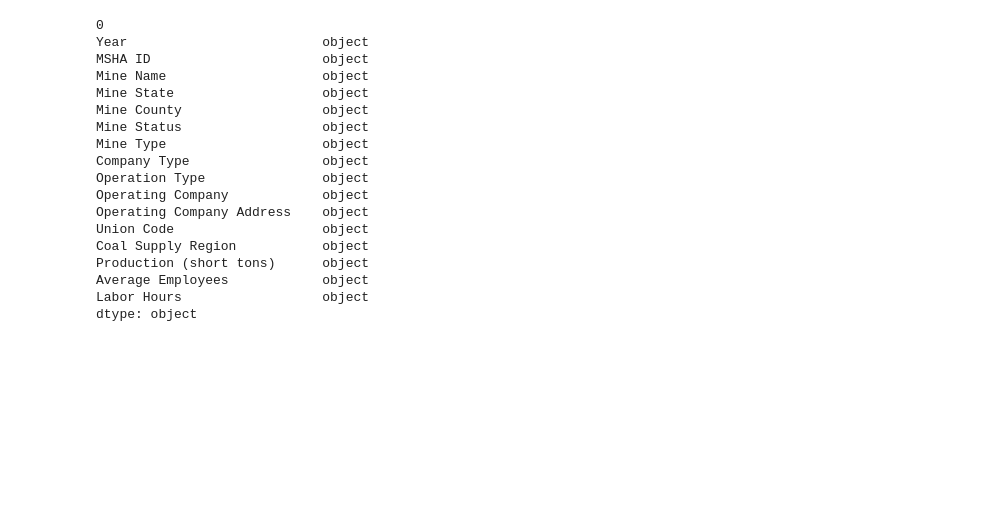
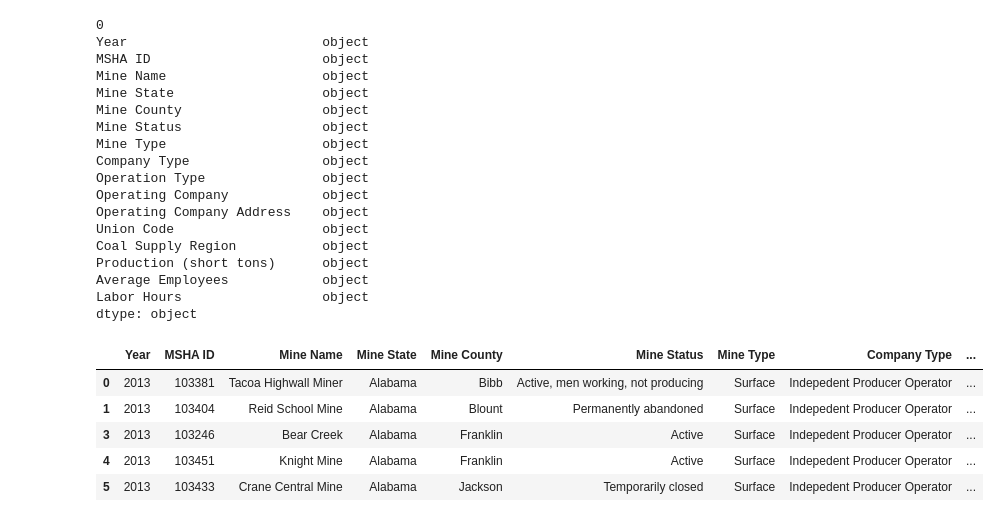
Before and after one commit to pain459/LP, a Jupyter notebook: implementations/dataframes/df_demo.ipynb, the cells around one changed output. Drawn from its saved outputs; the diff is of its cells as text; code cells hidden in the pictures; blank space fills up the shorter version.

```diff
--- a/implementations/dataframes/df_demo.ipynb
+++ b/implementations/dataframes/df_demo.ipynb
@@ -59,3 +59,13 @@ Production (short tons)      object
 Average Employees            object
 Labor Hours                  object
 dtype: object
+# %%
+surface_mines = df2[df2['Mine Type'] == 'Surface']
+surface_mines.head()
+# %% [output]
+|  | Year | MSHA ID | Mine Name | Mine State | Mine County | Mine Status | Mine Type | Company Type | ... |
+| 0 | 2013 | 103381 | Tacoa Highwall Miner | Alabama | Bibb | Active, men working, not producing | Surface | Indepedent Producer Operator | ... |
+| 1 | 2013 | 103404 | Reid School Mine | Alabama | Blount | Permanently abandoned | Surface | Indepedent Producer Operator | ... |
+| 3 | 2013 | 103246 | Bear Creek | Alabama | Franklin | Active | Surface | Indepedent Producer Operator | ... |
+| 4 | 2013 | 103451 | Knight Mine | Alabama | Franklin | Active | Surface | Indepedent Producer Operator | ... |
+| 5 | 2013 | 103433 | Crane Central Mine | Alabama | Jackson | Temporarily closed | Surface | Indepedent Producer Operator | ... |
```
Also changed, not shown: parts of 3 cells of this notebook.
